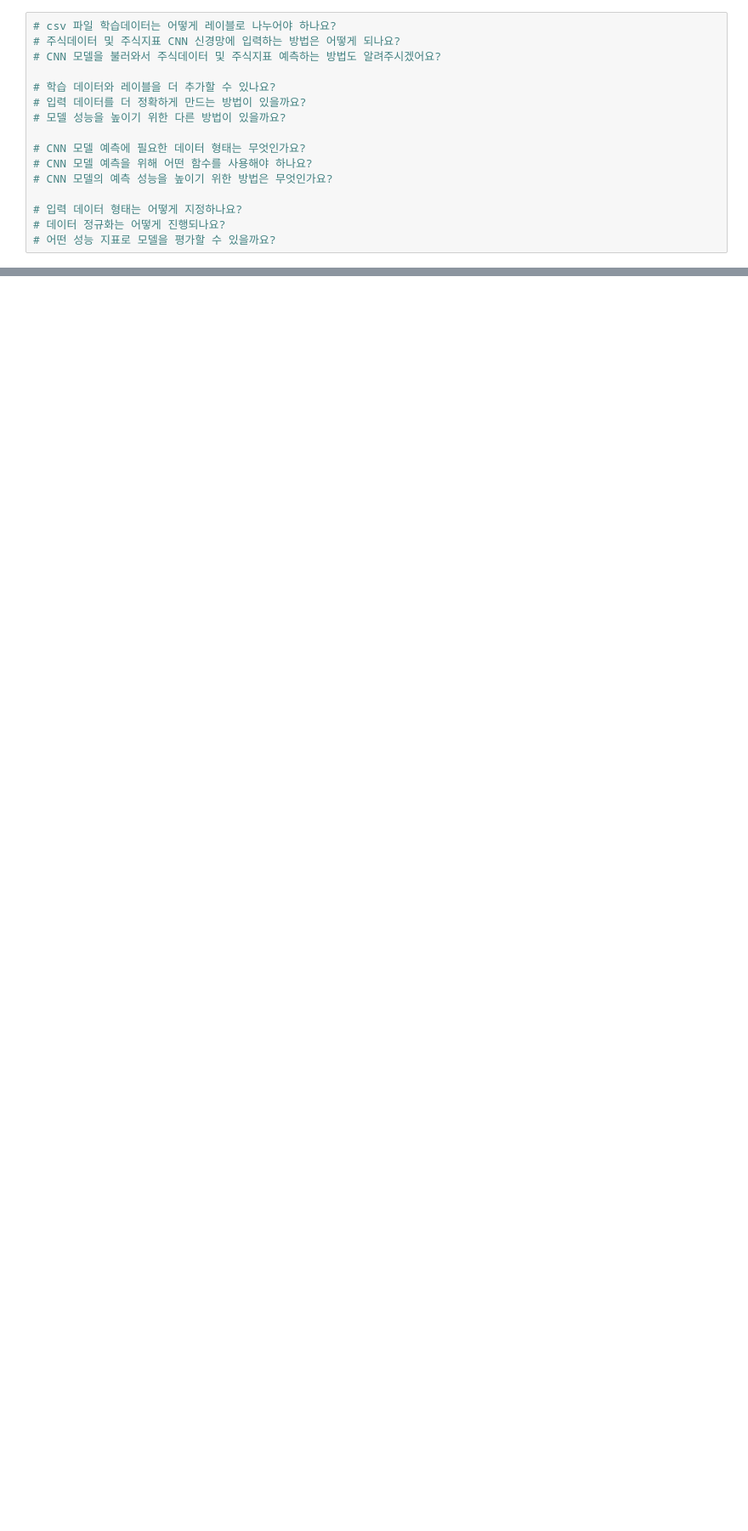
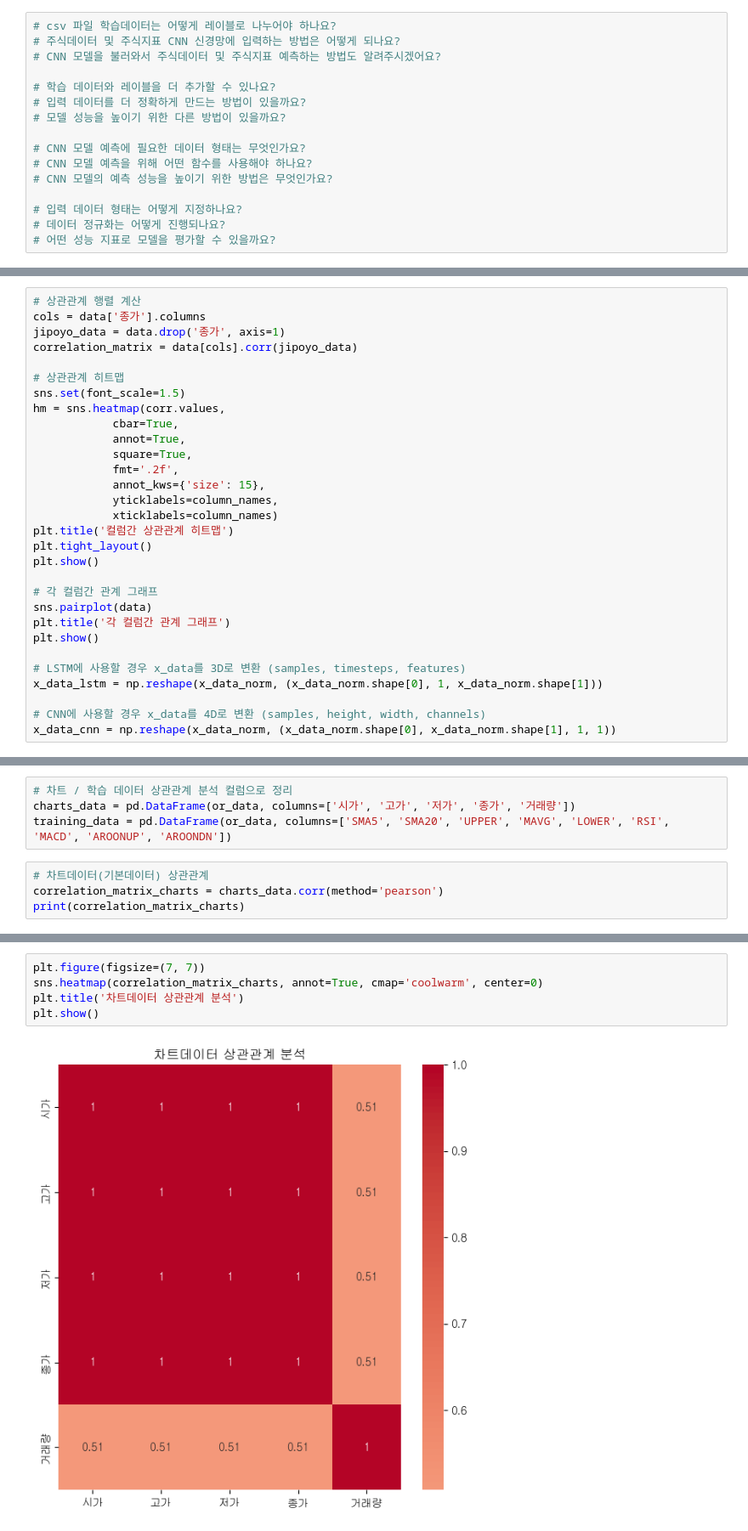
Before and after one commit to boomboomboom513/gwajae5, a Jupyter notebook: 장하진/주식데이터 수집/CNNmodel_test.ipynb, the cells around one changed output, grey strips where cells are left out. Shown at 85% size. Saved outputs shown, nothing was run; the diff lists cells and outputs as text; blank space fills up the shorter version.

```diff
--- a/장하진/주식데이터 수집/CNNmodel_test.ipynb
+++ b/장하진/주식데이터 수집/CNNmodel_test.ipynb
@@ -530,0 +604,30 @@ x_data.shape[1]
+# %%
+# 상관관계 행렬 계산
+cols = data['종가'].columns
+jipoyo_data = data.drop('종가', axis=1)
+correlation_matrix = data[cols].corr(jipoyo_data)
+
+# 상관관계 히트맵
+sns.set(font_scale=1.5)
+hm = sns.heatmap(corr.values,
+            cbar=True,
+            annot=True,
+            square=True,
+            fmt='.2f',
+            annot_kws={'size': 15},
+            yticklabels=column_names,
+            xticklabels=column_names)
+plt.title('컬럼간 상관관계 히트맵')
+plt.tight_layout()
+plt.show()
+
+# 각 컬럼간 관계 그래프
+sns.pairplot(data)
+plt.title('각 컬럼간 관계 그래프')
+plt.show()
+
+# LSTM에 사용할 경우 x_data를 3D로 변환 (samples, timesteps, features)
+x_data_lstm = np.reshape(x_data_norm, (x_data_norm.shape[0], 1, x_data_norm.shape[1]))
+
+# CNN에 사용할 경우 x_data를 4D로 변환 (samples, height, width, channels)
+x_data_cnn = np.reshape(x_data_norm, (x_data_norm.shape[0], x_data_norm.shape[1], 1, 1))
@@ -530,0 +639,8 @@ x_data.shape[1]
+# %%
+# 차트 / 학습 데이터 상관관계 분석 컬럼으로 정리
+charts_data = pd.DataFrame(or_data, columns=['시가', '고가', '저가', '종가', '거래량'])
+training_data = pd.DataFrame(or_data, columns=['SMA5', 'SMA20', 'UPPER', 'MAVG', 'LOWER', 'RSI', 'MACD', 'AROONUP', 'AROONDN'])
+# %%
+# 차트데이터(기본데이터) 상관관계
+correlation_matrix_charts = charts_data.corr(method='pearson')
+print(correlation_matrix_charts)
@@ -530,0 +676,7 @@ x_data.shape[1]
+# %%
+plt.figure(figsize=(7, 7))
+sns.heatmap(correlation_matrix_charts, annot=True, cmap='coolwarm', center=0)
+plt.title('차트데이터 상관관계 분석')
+plt.show()
+# %% [output]
+[figure, added]
```
Also changed, not shown: parts of 23 cells of this notebook, 2 other files.
